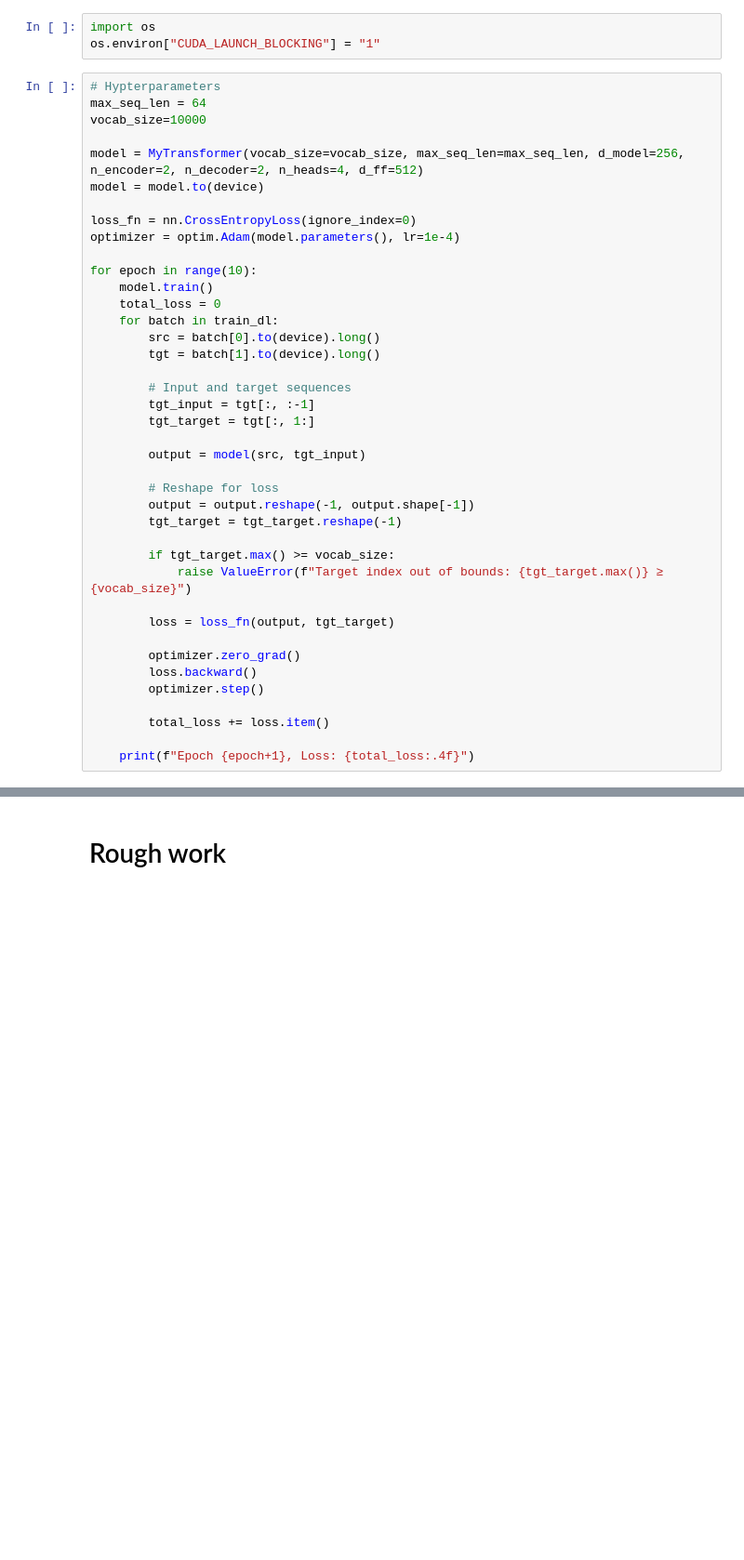
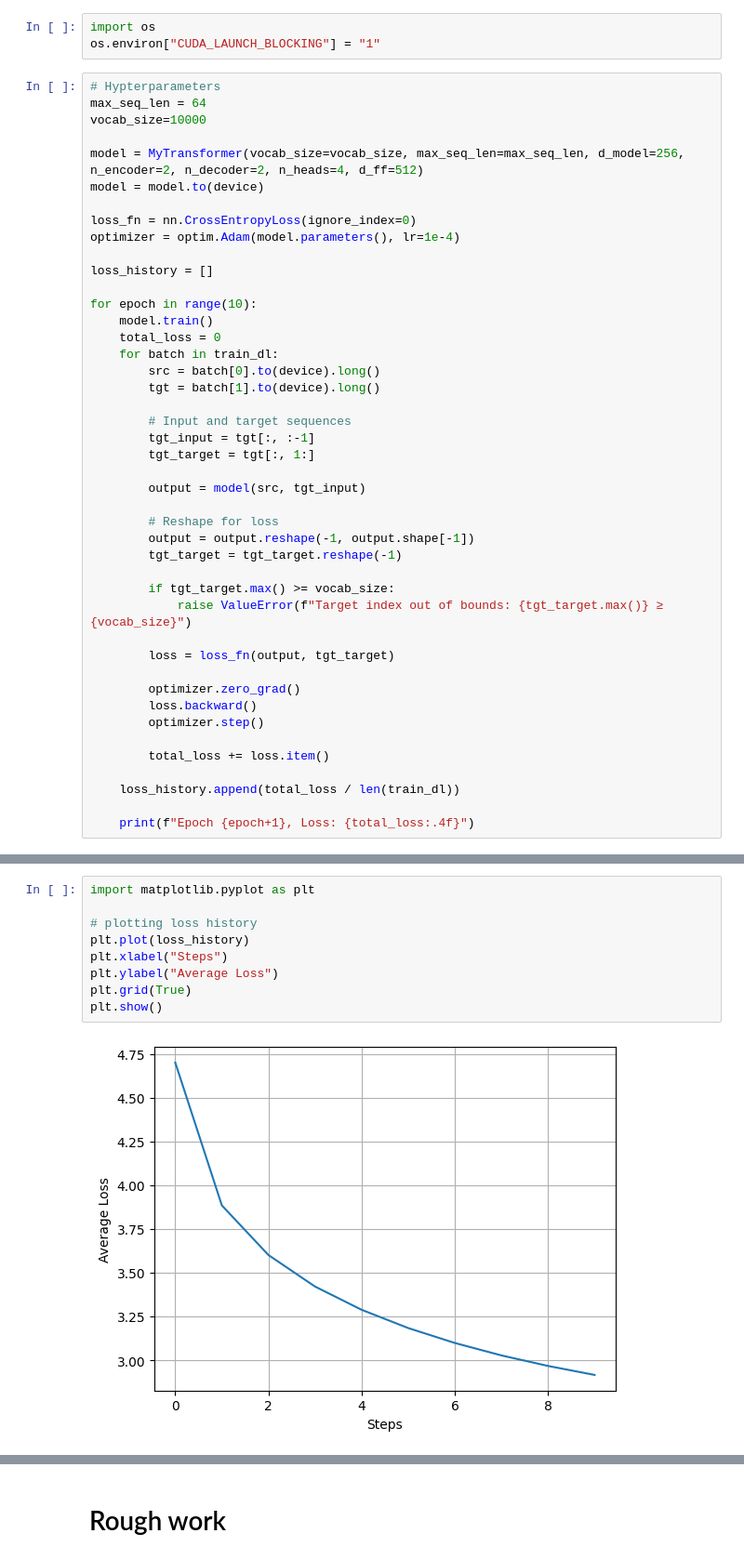
Before and after one commit to Rishikesh-kumar-7258/MTP_experiments, a Jupyter notebook: attention-is-all-you-need.ipynb, the cells around one changed output, grey strips where cells are left out. Shown: that part at 93% size. Saved outputs shown, nothing was run; the diff lists cells and outputs as text; blank space fills up the shorter version.

```diff
--- a/attention-is-all-you-need.ipynb
+++ b/attention-is-all-you-need.ipynb
@@ -339,6 +339,8 @@ model = model.to(device)
 
 loss_fn = nn.CrossEntropyLoss(ignore_index=0)
 optimizer = optim.Adam(model.parameters(), lr=1e-4)
+
+loss_history = []
 
 for epoch in range(10):
     model.train()
@@ -368,5 +370,7 @@ for epoch in range(10):
 
         total_loss += loss.item()
 
+    loss_history.append(total_loss / len(train_dl))
+
     print(f"Epoch {epoch+1}, Loss: {total_loss:.4f}")
 # %% [output]
@@ -382,0 +387,11 @@ Epoch 10, Loss: 151331.6323
+# %%
+import matplotlib.pyplot as plt
+
+# plotting loss history
+plt.plot(loss_history)
+plt.xlabel("Steps")
+plt.ylabel("Average Loss")
+plt.grid(True)
+plt.show()
+# %% [output]
+[figure, added]
```
Also changed, not shown: parts of 2 cells of this notebook.
